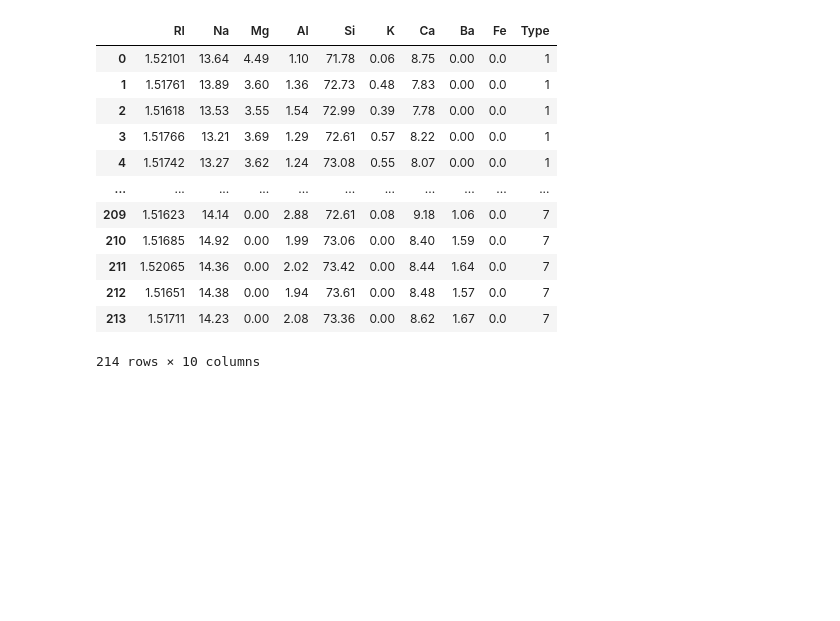
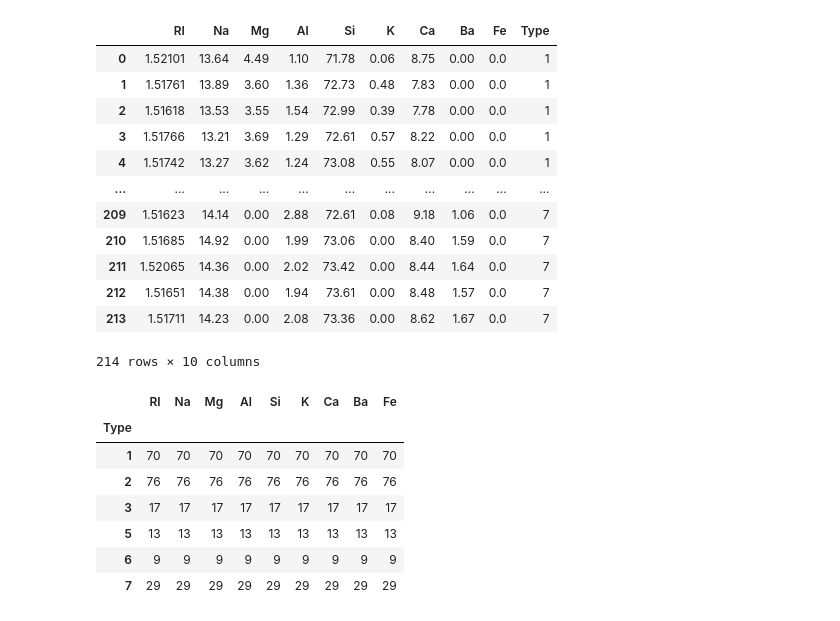
Before and after one commit to yam1227/kaggle_glass, a Jupyter notebook: test.ipynb, the cells around one changed output. Saved outputs shown, nothing was run; the diff lists cells and outputs as text; code cells hidden in the pictures; blank space fills up the shorter version.

```diff
--- a/test.ipynb
+++ b/test.ipynb
@@ -22,3 +40,14 @@ df
 | 212 | 1.51651 | 14.38 | 0.00 | 1.94 | 73.61 | 0.00 | 8.48 | 1.57 | 0.0 | 7 |
 | 213 | 1.51711 | 14.23 | 0.00 | 2.08 | 73.36 | 0.00 | 8.62 | 1.67 | 0.0 | 7 |
 214 rows × 10 columns
+# %%
+df.groupby("Type").count()
+# %% [output]
+|  | RI | Na | Mg | Al | Si | K | Ca | Ba | Fe |
+| Type |  |  |  |  |  |  |  |  |  |
+| 1 | 70 | 70 | 70 | 70 | 70 | 70 | 70 | 70 | 70 |
+| 2 | 76 | 76 | 76 | 76 | 76 | 76 | 76 | 76 | 76 |
+| 3 | 17 | 17 | 17 | 17 | 17 | 17 | 17 | 17 | 17 |
+| 5 | 13 | 13 | 13 | 13 | 13 | 13 | 13 | 13 | 13 |
+| 6 | 9 | 9 | 9 | 9 | 9 | 9 | 9 | 9 | 9 |
+| 7 | 29 | 29 | 29 | 29 | 29 | 29 | 29 | 29 | 29 |
```
Also changed, not shown: parts of 7 cells of this notebook, 1 other file.
